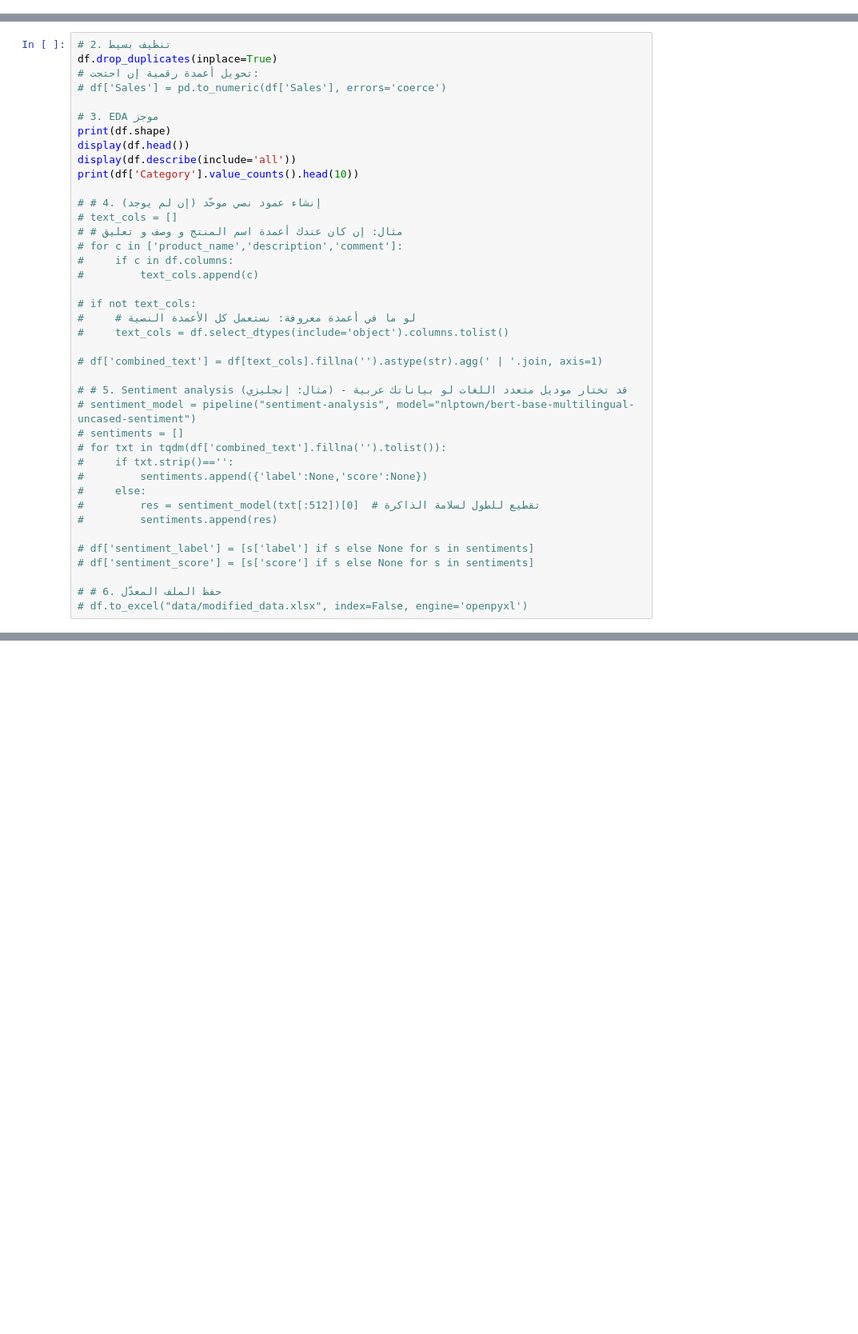
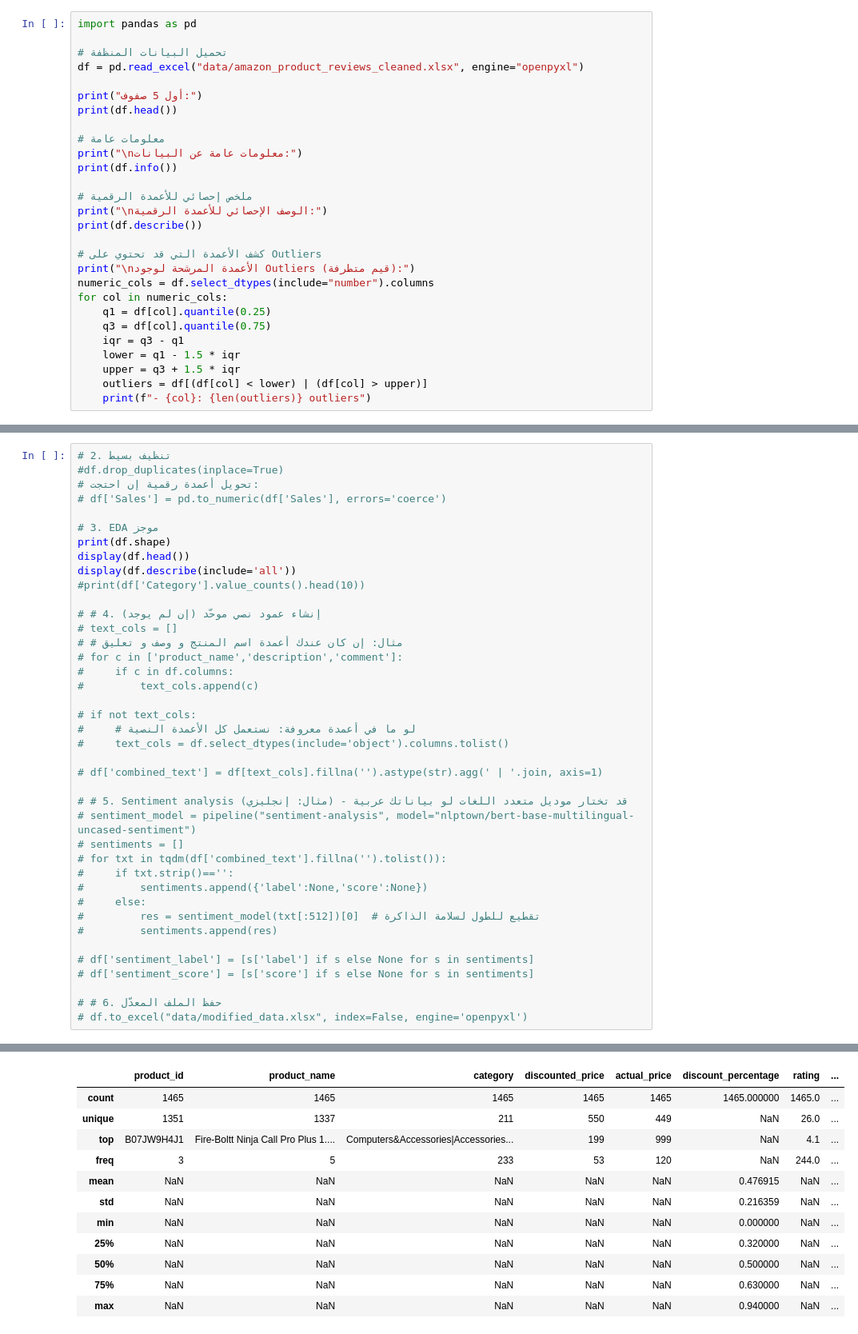
Before and after one commit to RazanAlkhaluqy/chatbot-sales, a Jupyter notebook: excel_analysis.ipynb, the cells around one changed output, grey strips where cells are left out. Shown at 80% size. Saved outputs shown, nothing was run; the diff lists cells and outputs as text; blank space fills up the shorter version.

```diff
--- a/excel_analysis.ipynb
+++ b/excel_analysis.ipynb
@@ -9,0 +201,28 @@ df = pd.read_excel("data/amazon_product_reviews.xlsx", sheet_name=0, engine='ope
+# %%
+import pandas as pd
+
+# تحميل البيانات المنظفة
+df = pd.read_excel("data/amazon_product_reviews_cleaned.xlsx", engine="openpyxl")
+
+print("أول 5 صفوف:")
+print(df.head())
+
+# معلومات عامة
+print("\nمعلومات عامة عن البيانات:")
+print(df.info())
+
+# ملخص إحصائي للأعمدة الرقمية
+print("\nالوصف الإحصائي للأعمدة الرقمية:")
+print(df.describe())
+
+# كشف الأعمدة التي قد تحتوي على Outliers
+print("\nالأعمدة المرشحة لوجود Outliers (قيم متطرفة):")
+numeric_cols = df.select_dtypes(include="number").columns
+for col in numeric_cols:
+    q1 = df[col].quantile(0.25)
+    q3 = df[col].quantile(0.75)
+    iqr = q3 - q1
+    lower = q1 - 1.5 * iqr
+    upper = q3 + 1.5 * iqr
+    outliers = df[(df[col] < lower) | (df[col] > upper)]
+    print(f"- {col}: {len(outliers)} outliers")
@@ -10,6 +274,6 @@ df = pd.read_excel("data/amazon_product_reviews.xlsx", sheet_name=0, engine='ope
 # %%
 # 2. تنظيف بسيط
-df.drop_duplicates(inplace=True)
+#df.drop_duplicates(inplace=True)
 # تحويل أعمدة رقمية إن احتجت:
 # df['Sales'] = pd.to_numeric(df['Sales'], errors='coerce')
 
@@ -17,7 +281,7 @@ df.drop_duplicates(inplace=True)
 print(df.shape)
 display(df.head())
 display(df.describe(include='all'))
-print(df['Category'].value_counts().head(10))
+#print(df['Category'].value_counts().head(10))
 
 # # 4. إنشاء عمود نصي موحّد (إن لم يوجد)
 # text_cols = []
@@ -47,3 +311,4 @@ print(df['Category'].value_counts().head(10))
 
 # # 6. حفظ الملف المعدّل
 # df.to_excel("data/modified_data.xlsx", index=False, engine='openpyxl')
+# %% [output]
@@ -49,0 +322,12 @@ print(df['Category'].value_counts().head(10))
+|  | product_id | product_name | category | discounted_price | actual_price | discount_percentage | rating | ... |
+| count | 1465 | 1465 | 1465 | 1465 | 1465 | 1465.000000 | 1465.0 | ... |
+| unique | 1351 | 1337 | 211 | 550 | 449 | NaN | 26.0 | ... |
+| top | B07JW9H4J1 | Fire-Boltt Ninja Call Pro Plus 1.... | Computers&Accessories|Accessories... | 199 | 999 | NaN | 4.1 | ... |
+| freq | 3 | 5 | 233 | 53 | 120 | NaN | 244.0 | ... |
+| mean | NaN | NaN | NaN | NaN | NaN | 0.476915 | NaN | ... |
+| std | NaN | NaN | NaN | NaN | NaN | 0.216359 | NaN | ... |
+| min | NaN | NaN | NaN | NaN | NaN | 0.000000 | NaN | ... |
+| 25% | NaN | NaN | NaN | NaN | NaN | 0.320000 | NaN | ... |
+| 50% | NaN | NaN | NaN | NaN | NaN | 0.500000 | NaN | ... |
+| 75% | NaN | NaN | NaN | NaN | NaN | 0.630000 | NaN | ... |
+| max | NaN | NaN | NaN | NaN | NaN | 0.940000 | NaN | ... |
```
Also changed, not shown: parts of 11 cells of this notebook.
